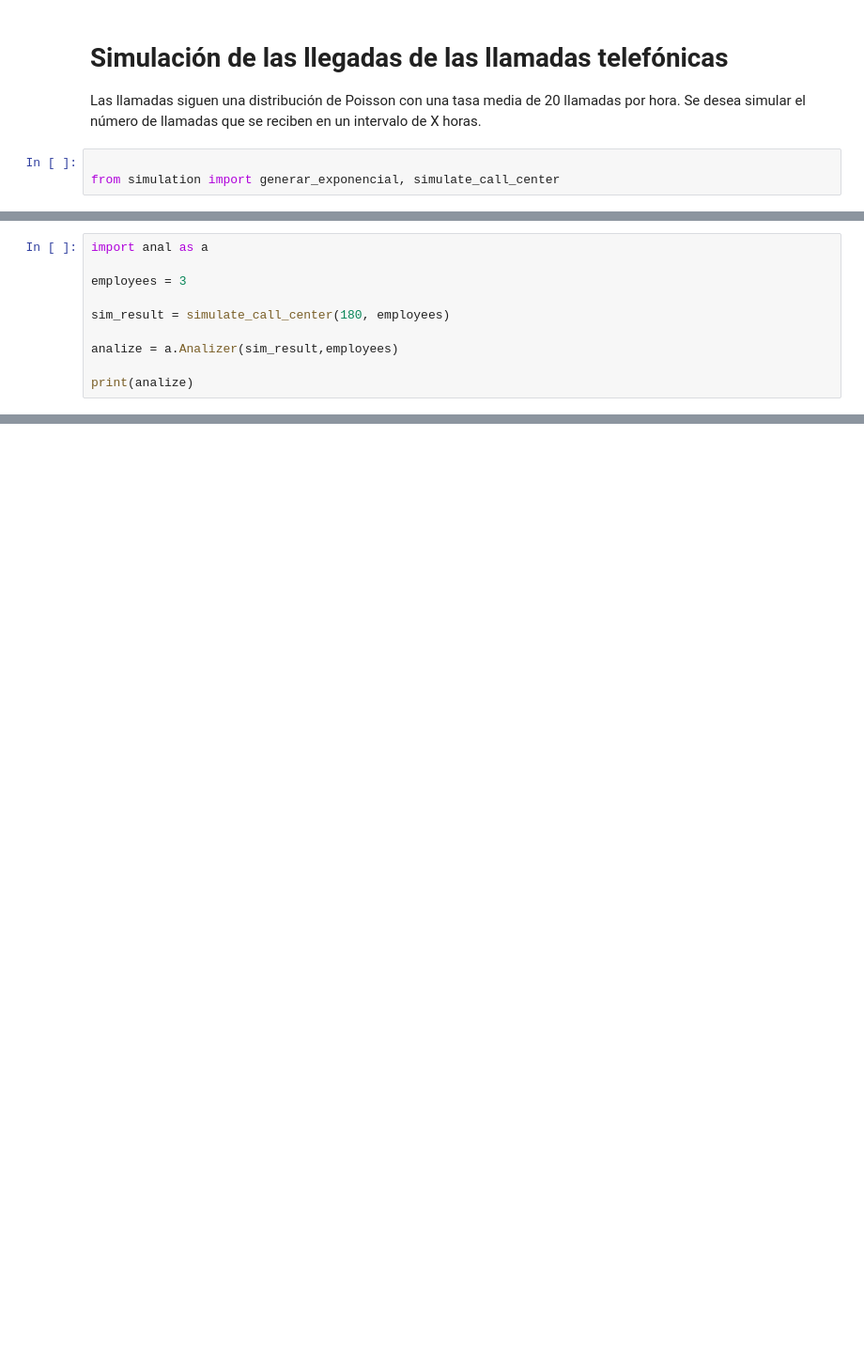
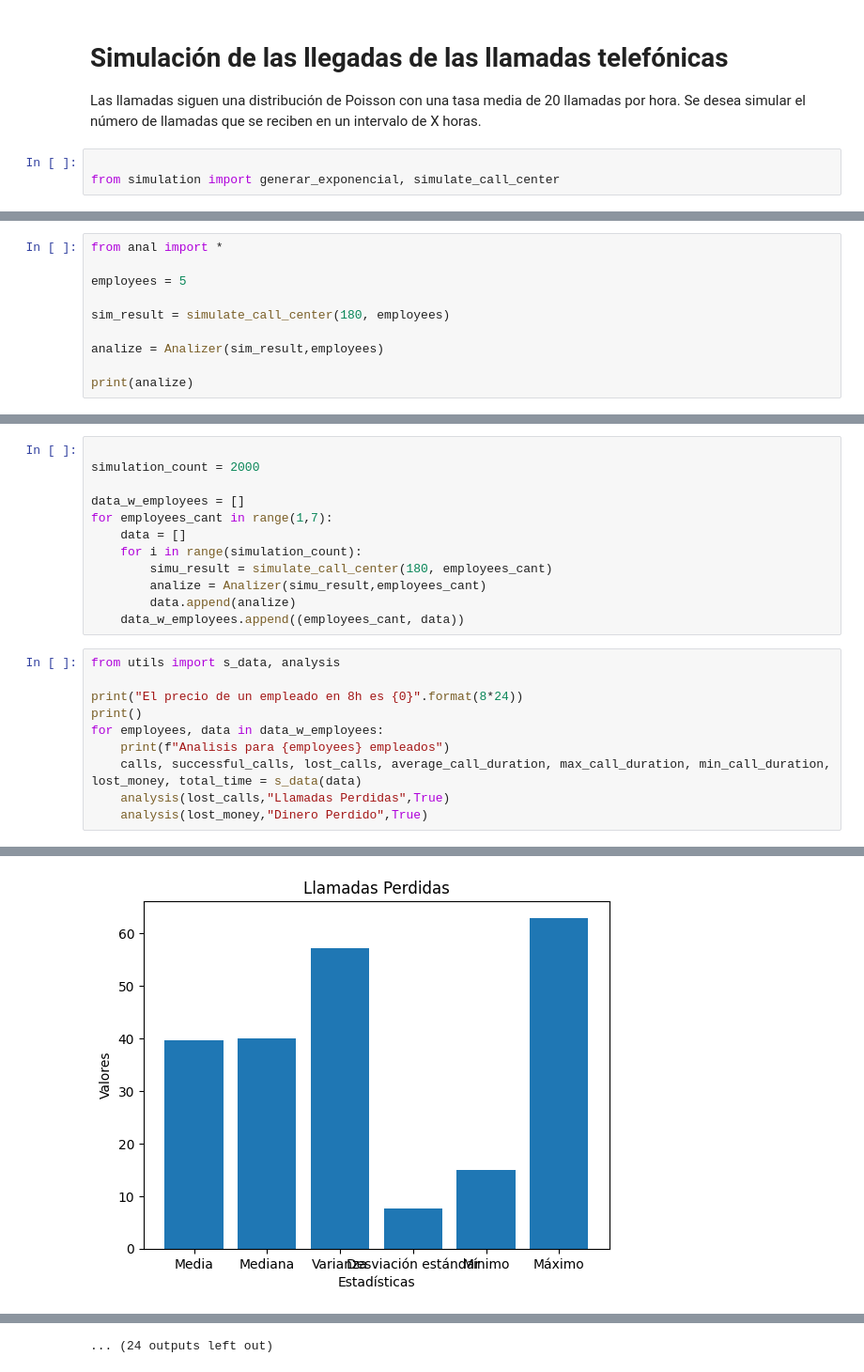
Before and after one commit to josem-nex/queue-simulation, a Jupyter notebook: queue-simulation.ipynb, the cells around one changed output, grey strips where cells are left out. Shown at 94% size. Drawn from its saved outputs; the diff is of its cells as text; blank space fills up the shorter version.

Commit message:
add: plot analysis

```diff
--- a/queue-simulation.ipynb
+++ b/queue-simulation.ipynb
@@ -24,11 +24,11 @@ for x in range(0, 1000):
 # %%
-import anal as a
+from anal import *
 
-employees = 3
+employees = 5
 
 sim_result = simulate_call_center(180, employees)
 
-analize = a.Analizer(sim_result,employees)
+analize = Analizer(sim_result,employees)
 
 print(analize)
 # %% [output]
@@ -43,0 +44,23 @@ print(analize)
+# %%
+
+simulation_count = 2000
+
+data_w_employees = []
+for employees_cant in range(1,7):
+    data = []
+    for i in range(simulation_count):
+        simu_result = simulate_call_center(180, employees_cant)
+        analize = Analizer(simu_result,employees_cant)
+        data.append(analize)
+    data_w_employees.append((employees_cant, data))
+# %%
+from utils import s_data, analysis
+
+print("El precio de un empleado en 8h es {0}".format(8*24))
+print()
+for employees, data in data_w_employees:
+    print(f"Analisis para {employees} empleados")
+    calls, successful_calls, lost_calls, average_call_duration, max_call_duration, min_call_duration, lost_money, total_time = s_data(data)
+    analysis(lost_calls,"Llamadas Perdidas",True)
+    analysis(lost_money,"Dinero Perdido",True)
+# %% [output]
@@ -43,0 +78 @@ print(analize)
+[figure, added]
@@ -43,0 +109 @@ print(analize)
+... (24 outputs left out)
```
Also changed, not shown: parts of 3 cells of this notebook, 4 other files.
